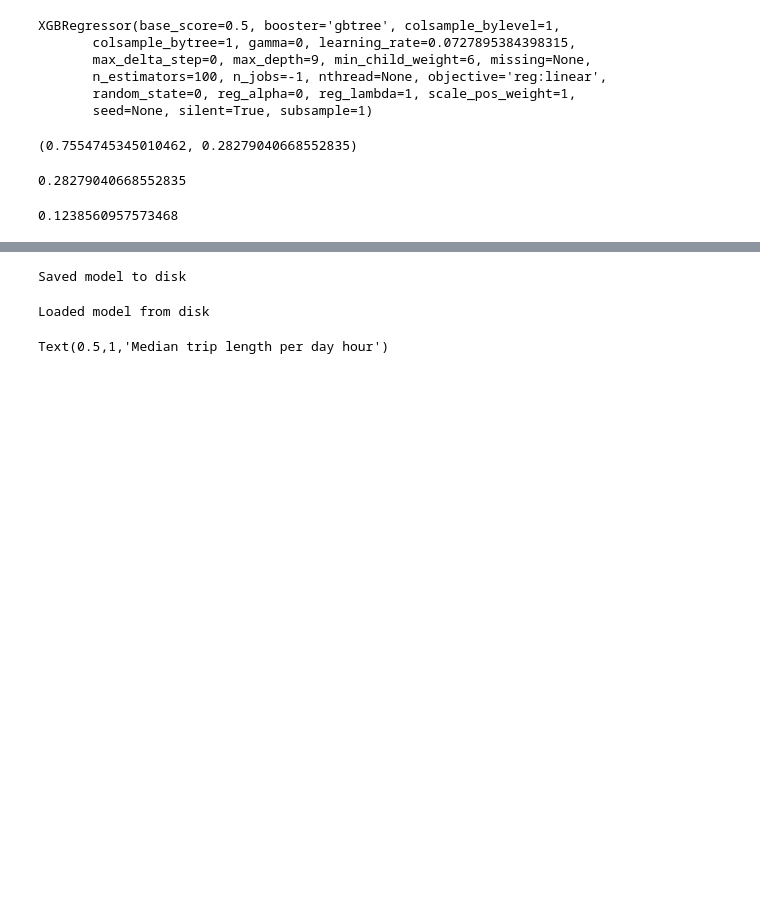
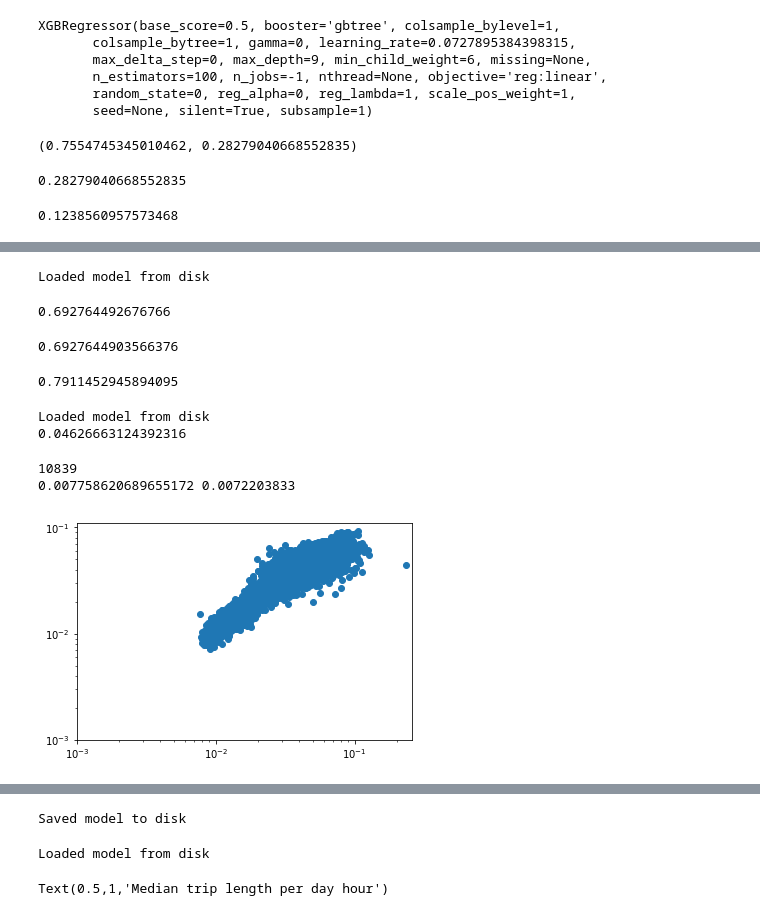
Before and after one commit to Vem-Solutions-spa/dataset_vem_5t_traffic_analysis, a Jupyter notebook: 02_Exploratory_analysis.ipynb, the cells around one changed output, grey strips where cells are left out. Drawn from its saved outputs; the diff is of its cells as text; code cells hidden in the pictures; blank space fills up the shorter version.

```diff
--- a/02_Exploratory_analysis.ipynb
+++ b/02_Exploratory_analysis.ipynb
@@ -990,0 +1015,3 @@ r2_score(y_test, y_pred)
+# %%
+checkpoint = ModelCheckpoint('random_try3.hdf5', monitor='val_loss', verbose=1, save_best_only=True, mode='min')
+callbacks_list = [checkpoint]
@@ -990,0 +1049,4 @@ r2_score(y_test, y_pred)
+# %%
+hist1 = model.fit(X_trans, y_train*100,
+          validation_split=0.2,
+          epochs=50, batch_size=128, callbacks=callbacks_list, verbose=1)
@@ -991,3 +1071,63 @@ r2_score(y_test, y_pred)
+# %%
+# load weights into new model
+model.load_weights("random_try3.hdf5")
+print("Loaded model from disk")
+# %% [output]
+Loaded model from disk
+# %%
+model.evaluate(scaler.transform(X_test), y_test*100, verbose=0)
+# %% [output]
+0.692764492676766
+# %%
+from sklearn.metrics import mean_squared_error, r2_score
+mean_squared_error(y_test*100, model.predict(scaler.transform(X_test)))
+# %% [output]
+0.6927644903566376
+# %%
+r2_score(y_test*100, model.predict(scaler.transform(X_test)))
+# %% [output]
+0.7911452945894095
+# %%
+## See where the model fails the most
+
+from sklearn.preprocessing import MinMaxScaler
+from sklearn.metrics import r2_score
+from sklearn.model_selection import train_test_split
+
+# load the model
+json_file = open('neural_nets/random_try.json', 'r')
+loaded_model_json = json_file.read()
+json_file.close()
+nn_model = model_from_json(loaded_model_json)
+
+# load weights into new model
+nn_model.load_weights("neural_nets/random_try.hdf5")
+print("Loaded model from disk")
+
+## test again the score on X_test
+
+dataset = pd.read_csv('TL_data.csv')
+X, y = dataset.iloc[:, :8].values, dataset.iloc[:, -2]
+
+X_train, X_test, y_train, y_test = train_test_split(X, y, test_size=0.2, random_state=23)
+scaler = MinMaxScaler()
+scaler.fit(X_train)
+
+print(r2_score(y_test*100, nn_model.predict(scaler.transform(X_test))))
+# %% [output]
+Loaded model from disk
+0.04626663124392316
+# %%
+plt.scatter(y_test, model.predict(scaler.transform(X_test))/100)
+plt.ylim(1e-3, )
+plt.xlim(1e-3, )
+plt.loglog()
+print(len(X_test))
+print(y_test.min(), (model.predict(scaler.transform(X_test))/100).min())
+# %% [output]
+10839
+0.007758620689655172 0.0072203833
+[figure, added]
 # %%
 dataset['TL_pred'] = final_xboost.predict(X)
 dataset['diff_TL'] = r2_score(dataset.TL.values, dataset.TL_pred.values, multioutput=le)
```
Also changed, not shown: parts of 28 cells of this notebook.
